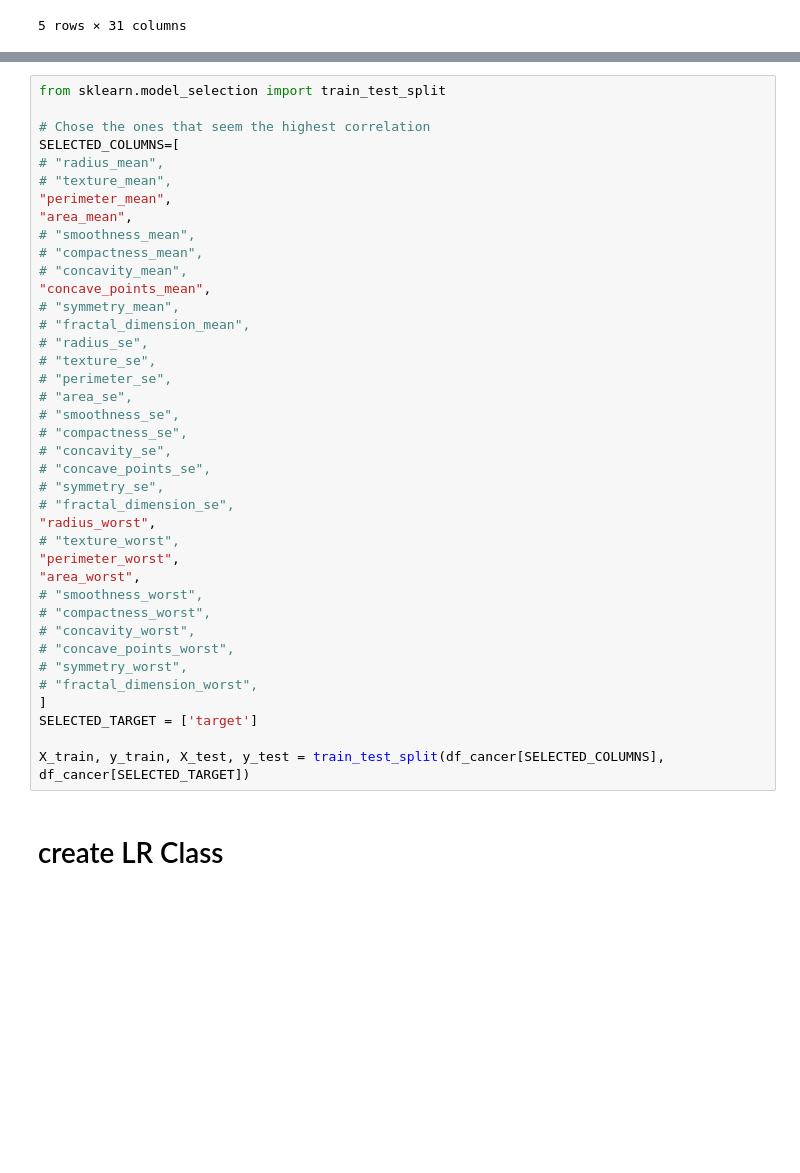
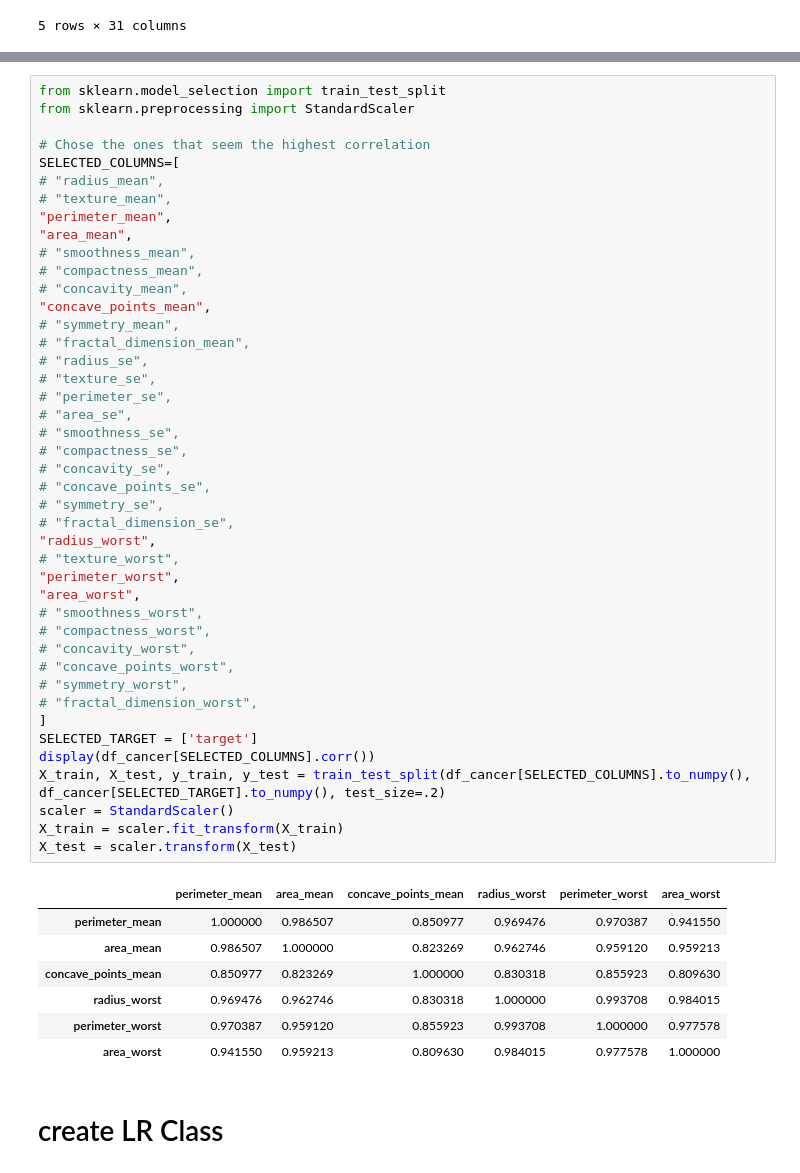
Before and after one commit to aleistrying/nn-from-scratch, a Jupyter notebook: logistic-regression/explore.ipynb, the cells around one changed output, grey strips where cells are left out. Cells and saved outputs as stored; diff of their text form; blank space fills up the shorter version.

```diff
--- a/logistic-regression/explore.ipynb
+++ b/logistic-regression/explore.ipynb
@@ -60,5 +60,6 @@ df_cancer.corr()
 # %%
 from sklearn.model_selection import train_test_split
+from sklearn.preprocessing import StandardScaler
 
 # Chose the ones that seem the highest correlation
 SELECTED_COLUMNS=[
@@ -67,35 +68,46 @@ SELECTED_COLUMNS=[
 "perimeter_mean",
 "area_mean",
 # "smoothness_mean",
 # "compactness_mean",
 # "concavity_mean",
 "concave_points_mean",
 # "symmetry_mean",
 # "fractal_dimension_mean",
 # "radius_se",
 # "texture_se",
 # "perimeter_se",
 # "area_se",
 # "smoothness_se",
 # "compactness_se",
 # "concavity_se",
 # "concave_points_se",
 # "symmetry_se",
 # "fractal_dimension_se",
 "radius_worst",
 # "texture_worst",
 "perimeter_worst",
 "area_worst",
 # "smoothness_worst",
 # "compactness_worst",
 # "concavity_worst",
 # "concave_points_worst",
 # "symmetry_worst",
 # "fractal_dimension_worst",
 ]
 SELECTED_TARGET = ['target']
-
-X_train, y_train, X_test, y_test = train_test_split(df_cancer[SELECTED_COLUMNS], df_cancer[SELECTED_TARGET])
+display(df_cancer[SELECTED_COLUMNS].corr())
+X_train, X_test, y_train, y_test = train_test_split(df_cancer[SELECTED_COLUMNS].to_numpy(), df_cancer[SELECTED_TARGET].to_numpy(), test_size=.2)
+scaler = StandardScaler()
+X_train = scaler.fit_transform(X_train)
+X_test = scaler.transform(X_test)
+# %% [output]
+|  | perimeter_mean | area_mean | concave_points_mean | radius_worst | perimeter_worst | area_worst |
+| perimeter_mean | 1.000000 | 0.986507 | 0.850977 | 0.969476 | 0.970387 | 0.941550 |
+| area_mean | 0.986507 | 1.000000 | 0.823269 | 0.962746 | 0.959120 | 0.959213 |
+| concave_points_mean | 0.850977 | 0.823269 | 1.000000 | 0.830318 | 0.855923 | 0.809630 |
+| radius_worst | 0.969476 | 0.962746 | 0.830318 | 1.000000 | 0.993708 | 0.984015 |
+| perimeter_worst | 0.970387 | 0.959120 | 0.855923 | 0.993708 | 1.000000 | 0.977578 |
+| area_worst | 0.941550 | 0.959213 | 0.809630 | 0.984015 | 0.977578 | 1.000000 |
 # %% [markdown]
 # create LR Class
 # %%
```
Also changed, not shown: parts of 6 cells of this notebook.
